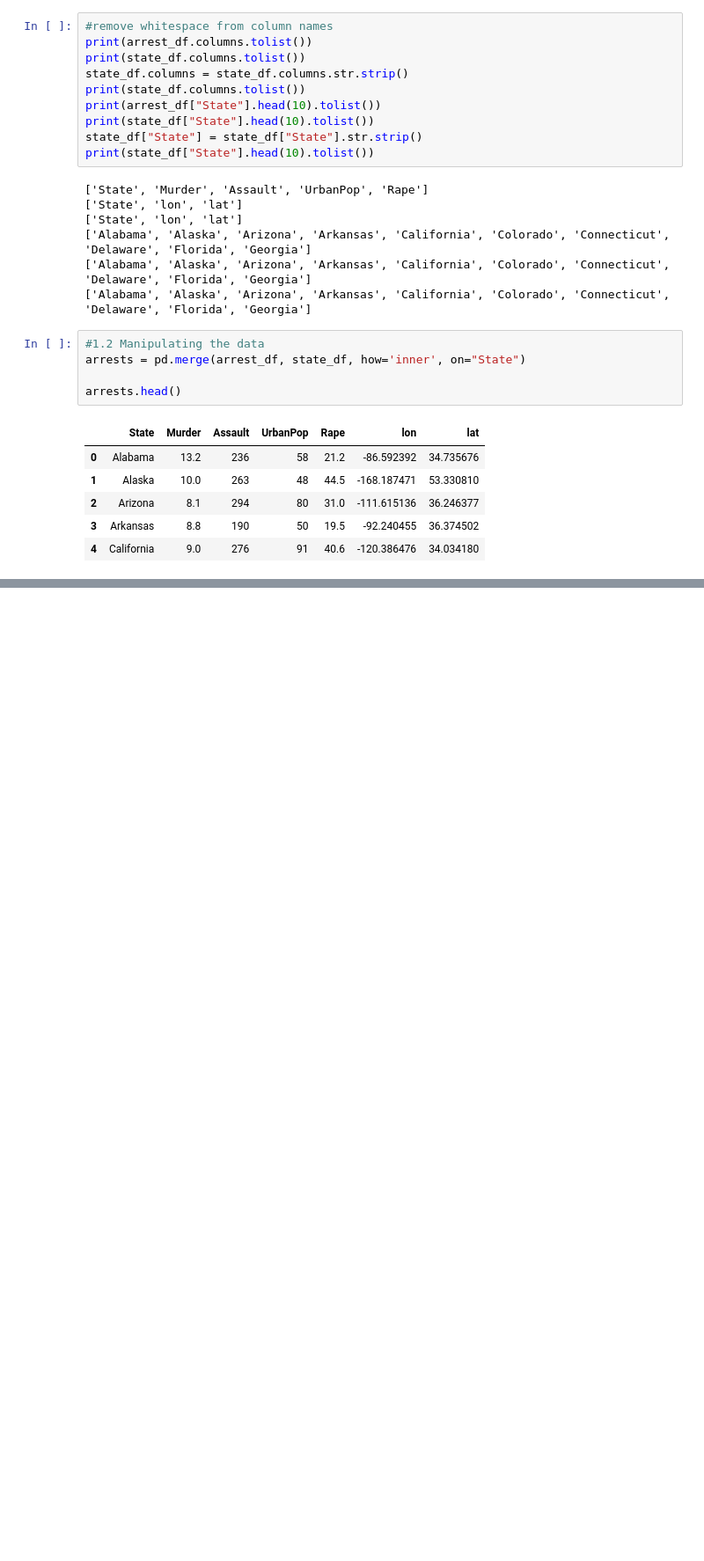
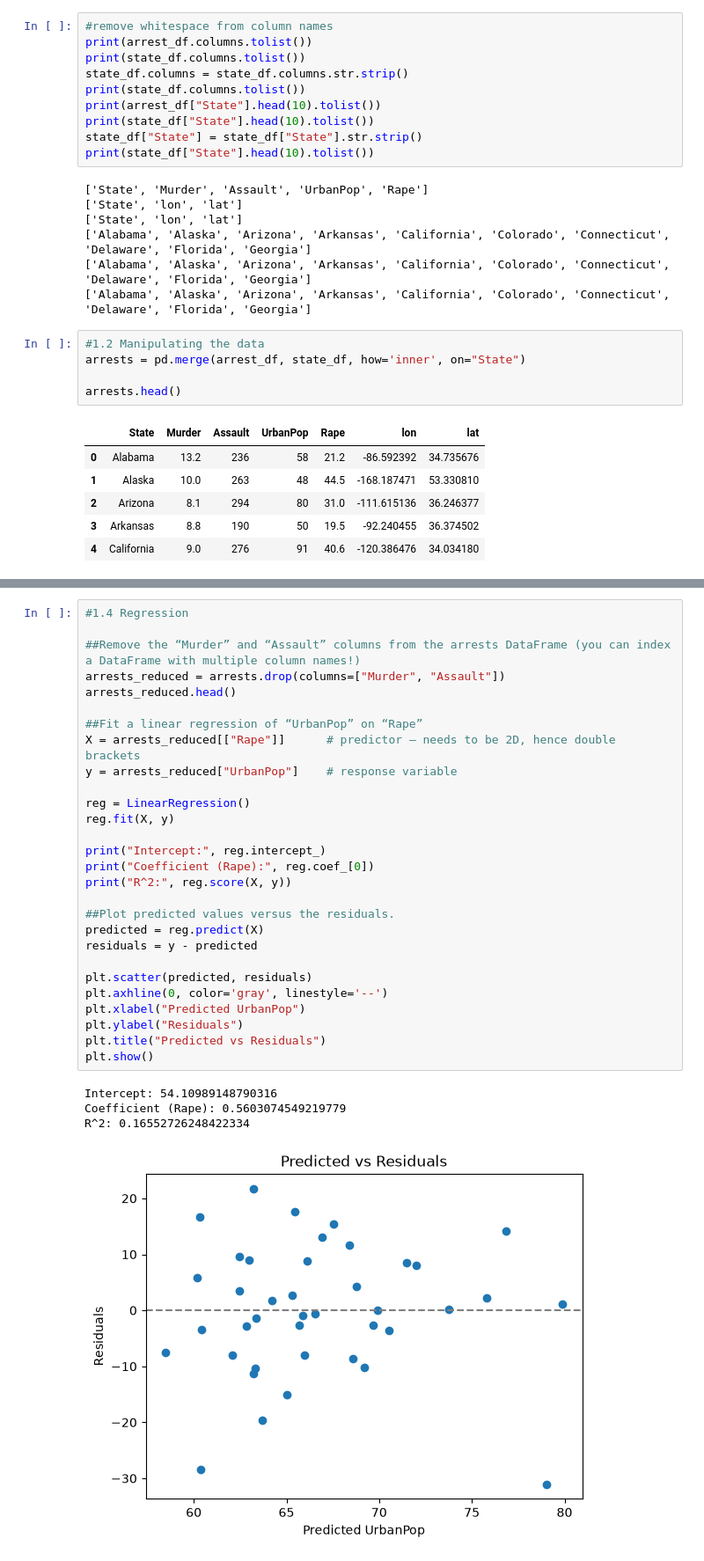
Before and after one commit to miadenning0392/stat-215a, a Jupyter notebook: lab0/code/lab0.ipynb, the cells around one changed output, grey strips where cells are left out. Shown at 88% size. Drawn from its saved outputs; the diff is of its cells as text; blank space fills up the shorter version.

```diff
--- a/lab0/code/lab0.ipynb
+++ b/lab0/code/lab0.ipynb
@@ -84,0 +127,33 @@ plt.scatter(outlier["Rape"], outlier["UrbanPop"], c="red", s=100)
+# %%
+#1.4 Regression
+
+##Remove the “Murder” and “Assault” columns from the arrests DataFrame (you can index a DataFrame with multiple column names!)
+arrests_reduced = arrests.drop(columns=["Murder", "Assault"])
+arrests_reduced.head()
+
+##Fit a linear regression of “UrbanPop” on “Rape”
+X = arrests_reduced[["Rape"]]      # predictor — needs to be 2D, hence double brackets
+y = arrests_reduced["UrbanPop"]    # response variable
+
+reg = LinearRegression()
+reg.fit(X, y)
+
+print("Intercept:", reg.intercept_)
+print("Coefficient (Rape):", reg.coef_[0])
+print("R^2:", reg.score(X, y))
+
+##Plot predicted values versus the residuals.
+predicted = reg.predict(X)
+residuals = y - predicted
+
+plt.scatter(predicted, residuals)
+plt.axhline(0, color='gray', linestyle='--')
+plt.xlabel("Predicted UrbanPop")
+plt.ylabel("Residuals")
+plt.title("Predicted vs Residuals")
+plt.show()
+# %% [output]
+Intercept: 54.10989148790316
+Coefficient (Rape): 0.5603074549219779
+R^2: 0.16552726248422334
+[figure, added]
```
Also changed, not shown: parts of 8 cells of this notebook.
